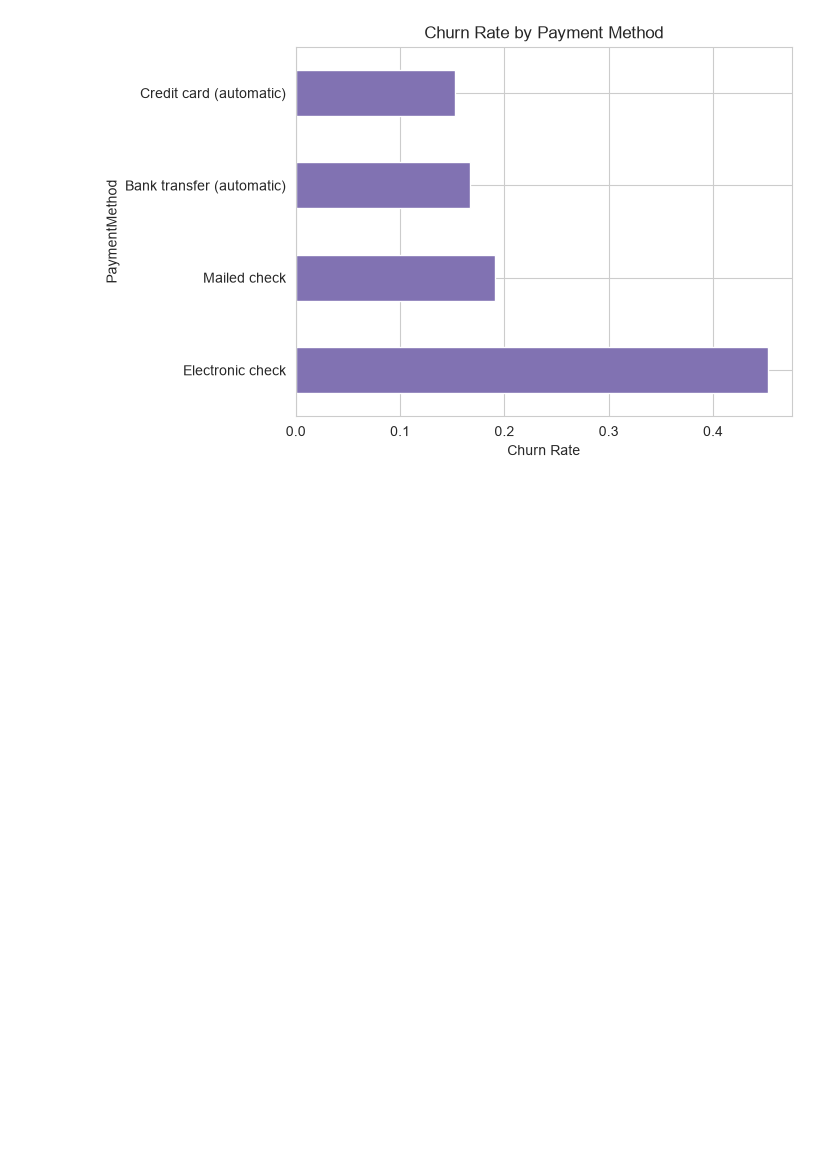
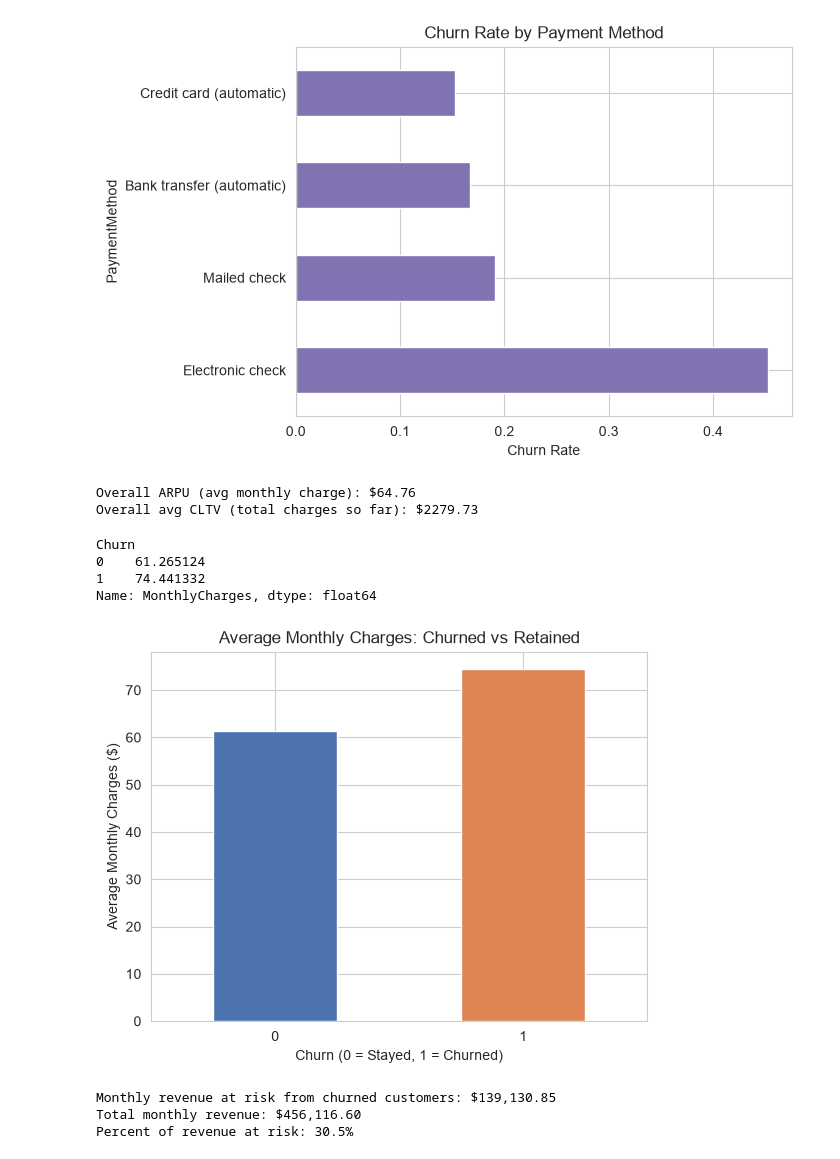
Before and after one commit to KrupaP99/customer-churn-prediction, a Jupyter notebook: notebooks/01_eda.ipynb, the cells around one changed output. Drawn from its saved outputs; the diff is of its cells as text; code cells hidden in the pictures; blank space fills up the shorter version.

Commit message:
feat: add ARPU and revenue-at-risk analysis

```diff
--- a/notebooks/01_eda.ipynb
+++ b/notebooks/01_eda.ipynb
@@ -92,3 +92,37 @@ Bank transfer (automatic)    0.167098
 Credit card (automatic)      0.152431
 Name: Churn, dtype: float64
 [figure]
+# %%
+print(f"Overall ARPU (avg monthly charge): ${df['MonthlyCharges'].mean():.2f}")
+print(f"Overall avg CLTV (total charges so far): ${df['TotalCharges'].mean():.2f}")
+# %% [output]
+Overall ARPU (avg monthly charge): $64.76
+Overall avg CLTV (total charges so far): $2279.73
+# %%
+arpu_by_churn = df.groupby('Churn')['MonthlyCharges'].mean()
+print(arpu_by_churn)
+
+arpu_by_churn.plot(kind='bar', color=['#4C72B0', '#DD8452'])
+plt.title('Average Monthly Charges: Churned vs Retained')
+plt.ylabel('Average Monthly Charges ($)')
+plt.xlabel('Churn (0 = Stayed, 1 = Churned)')
+plt.xticks(rotation=0)
+plt.show()
+# %% [output]
+Churn
+0    61.265124
+1    74.441332
+Name: MonthlyCharges, dtype: float64
+[figure, added]
+# %%
+monthly_revenue_at_risk = df[df['Churn'] == 1]['MonthlyCharges'].sum()
+total_monthly_revenue = df['MonthlyCharges'].sum()
+pct_at_risk = monthly_revenue_at_risk / total_monthly_revenue
+
+print(f"Monthly revenue at risk from churned customers: ${monthly_revenue_at_risk:,.2f}")
+print(f"Total monthly revenue: ${total_monthly_revenue:,.2f}")
+print(f"Percent of revenue at risk: {pct_at_risk:.1%}")
+# %% [output]
+Monthly revenue at risk from churned customers: $139,130.85
+Total monthly revenue: $456,116.60
+Percent of revenue at risk: 30.5%
```
